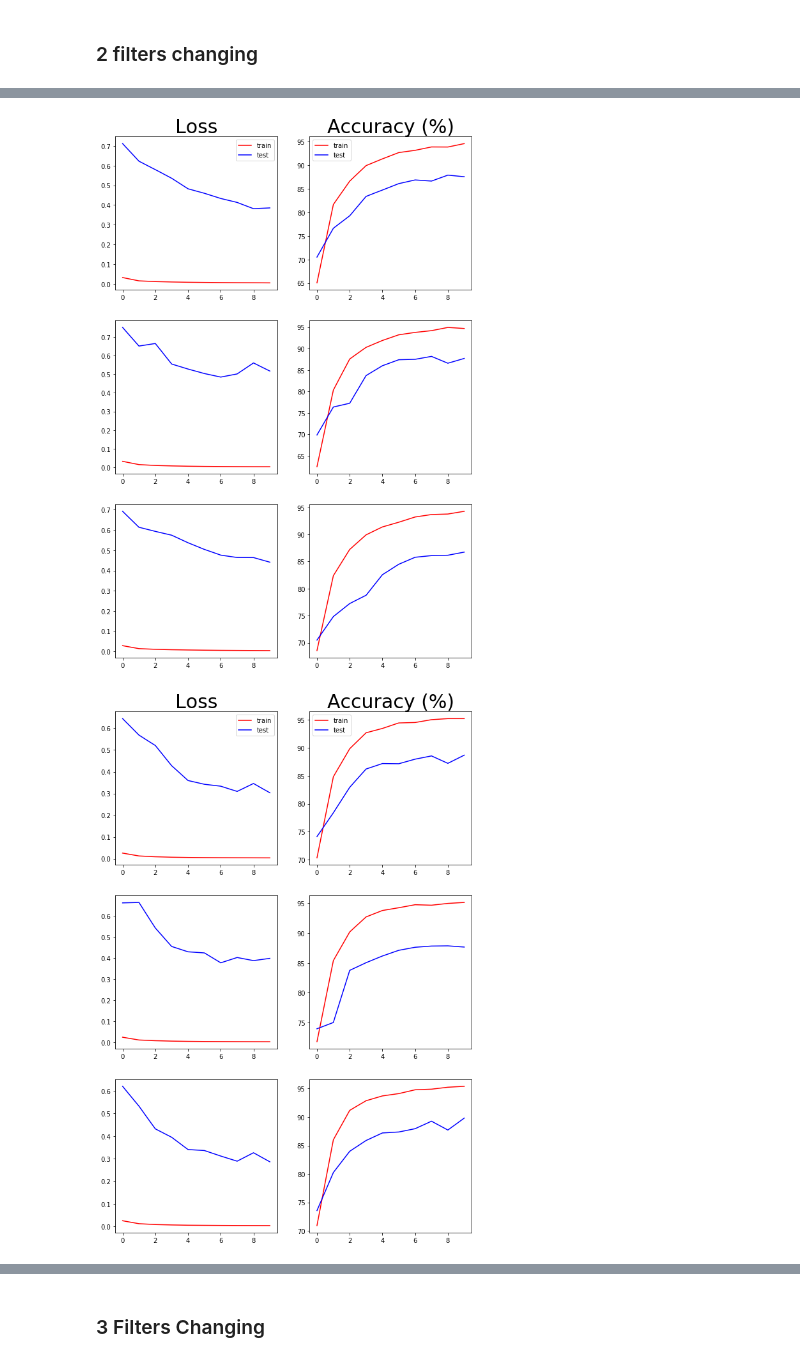
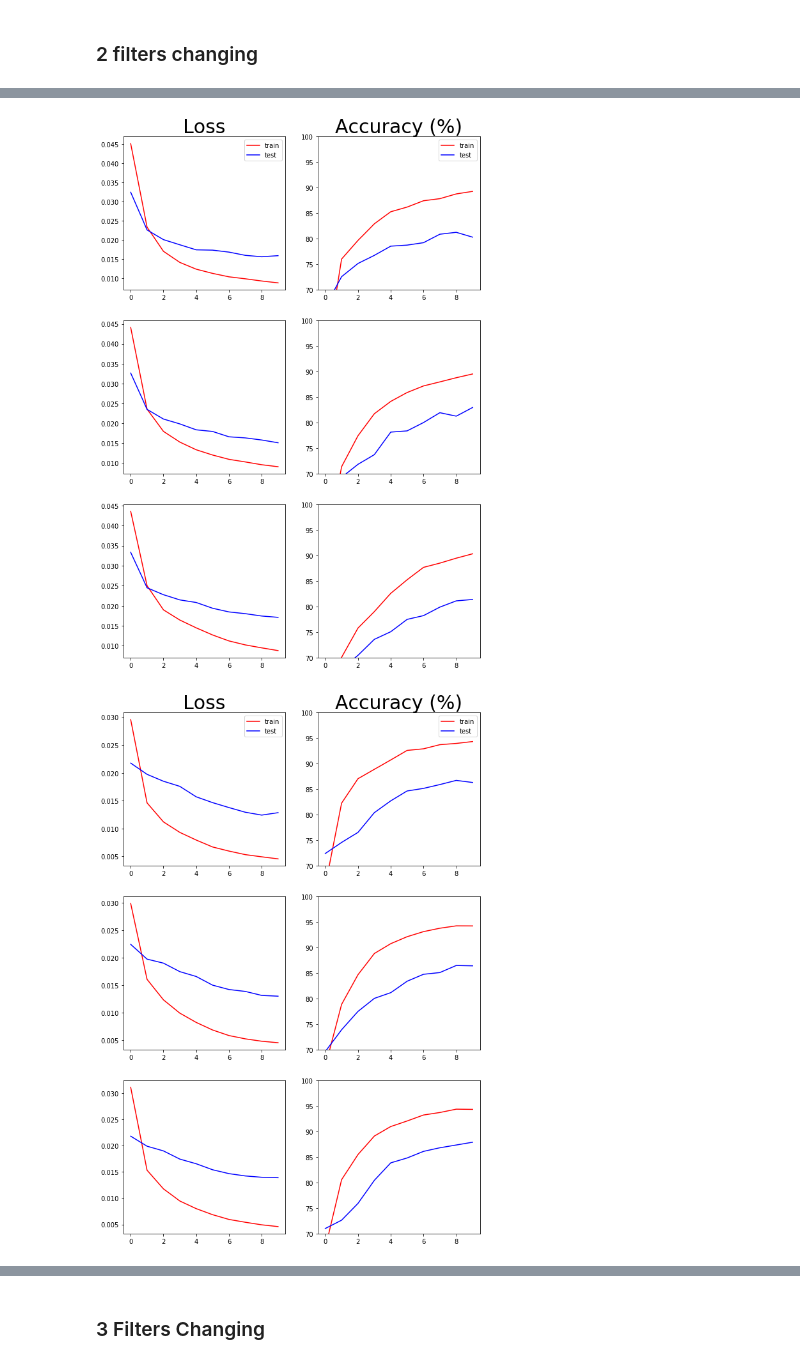
Before and after one commit to SLQW/HAR_eg, a Jupyter notebook: notebooks/coarse_optimization.ipynb, the cells around one changed output, grey strips where cells are left out. Drawn from its saved outputs; the diff is of its cells as text; code cells hidden in the pictures.

```diff
--- a/notebooks/coarse_optimization.ipynb
+++ b/notebooks/coarse_optimization.ipynb
@@ -39,6 +37,7 @@ def plot_loss_acc(exp_dirs, outpath=None):
         axes[i,0].plot(np.arange(len(metrics['train_loss'])),metrics['test_loss'], 'b', label='test')
         axes[i,1].plot(np.arange(len(metrics['train_loss'])),metrics['train_acc'], 'r', label='train')
         axes[i,1].plot(np.arange(len(metrics['train_loss'])),metrics['test_acc'], 'b', label='test')
+        axes[i,1].set_ylim(70,100)
     axes[0,0].legend()
     axes[0,1].legend()
     if outpath: fig.savefig(outpath)
@@ -46,7 +45,7 @@ def plot_loss_acc(exp_dirs, outpath=None):
 # %% [markdown]
 ### Slow down learning rate
 # %%
-for i, lr in enumerate([10**x for x in [-3, -3.5, -4, -4.5]]):
+for i, lr in enumerate([10**x for x in [-3, -4, -4.5]]):
     print("Training learning rate {}".format(lr))
     _dir = '../tmp/tmp_lr{}'.format(i)
     if os.path.isdir(_dir): shutil.rmtree(_dir)
@@ -79,7 +76,0 @@ test_acc:   85.748
-# %%
-lr=10**-4.5
-_dir = '../tmp/tmp_slow'
-if os.path.isdir(_dir): shutil.rmtree(_dir)
-avg_metrics = run_experiment(_dir, repeats=3, verbose=False, n_epochs=20, lr=lr)
-exp_dirs = [os.path.join(_dir,d) for d in os.listdir(_dir) if os.path.isdir(os.path.join(_dir,d))]
-fig = plot_loss_acc(exp_dirs, '../tmp/tmp_slow.png')
@@ -107,7 +77,7 @@ test_acc:   87.275
 # %% [markdown]
 ### Filter depth, 2 layers fixed
 # %%
-for i, filters in enumerate([32, 64, 128, 256]):
+for i, filters in enumerate([8,16, 32, 64, 128]):
     print("Training filters {}".format(filters))
     _dir = '../tmp/tmp_filters{}'.format(filters)
     if os.path.isdir(_dir): shutil.rmtree(_dir)
@@ -140,12 +111,12 @@ test_acc:   89.526
 # %% [markdown]
 ### 2 filters changing
 # %%
-for i, filters in enumerate([(32,64), (64,128), (128,256)]):
+for i, filters in enumerate([(8,16), (32,64), (64,128)]):
     print("Training filters {}".format(filters))
-    _dir = '../tmp/tmp_filters_dec{}'.format(filters)
+    _dir = '../tmp/tmp_filters_inc{}'.format(filters)
     if os.path.isdir(_dir): shutil.rmtree(_dir)
     avg_metrics = run_experiment(_dir, repeats=3, verbose=False, n_epochs=10, lr=0.0001, filters=filters)
     exp_dirs = [os.path.join(_dir,d) for d in os.listdir(_dir) if os.path.isdir(os.path.join(_dir,d))]
-    fig = plot_loss_acc(exp_dirs, '../tmp/tmp_filters_dec{}.png'.format(i))
+    fig = plot_loss_acc(exp_dirs, '../tmp/tmp_filters_inc{}.png'.format(i))
     print()
 # %% [output]
@@ -169,2 +140,2 @@ test_acc:   89.379
-[figure, old version]
+[figure, new version]
-[figure, old version]
+[figure, new version]
```
Also changed, not shown: parts of 12 cells of this notebook.
